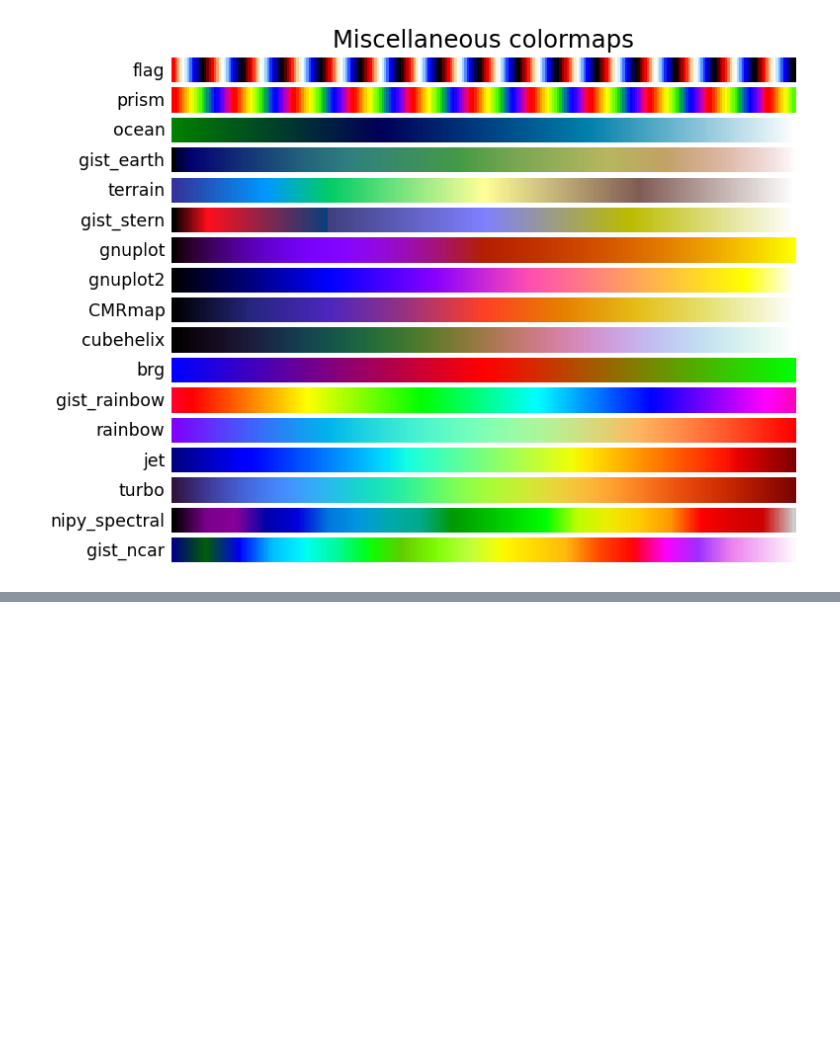
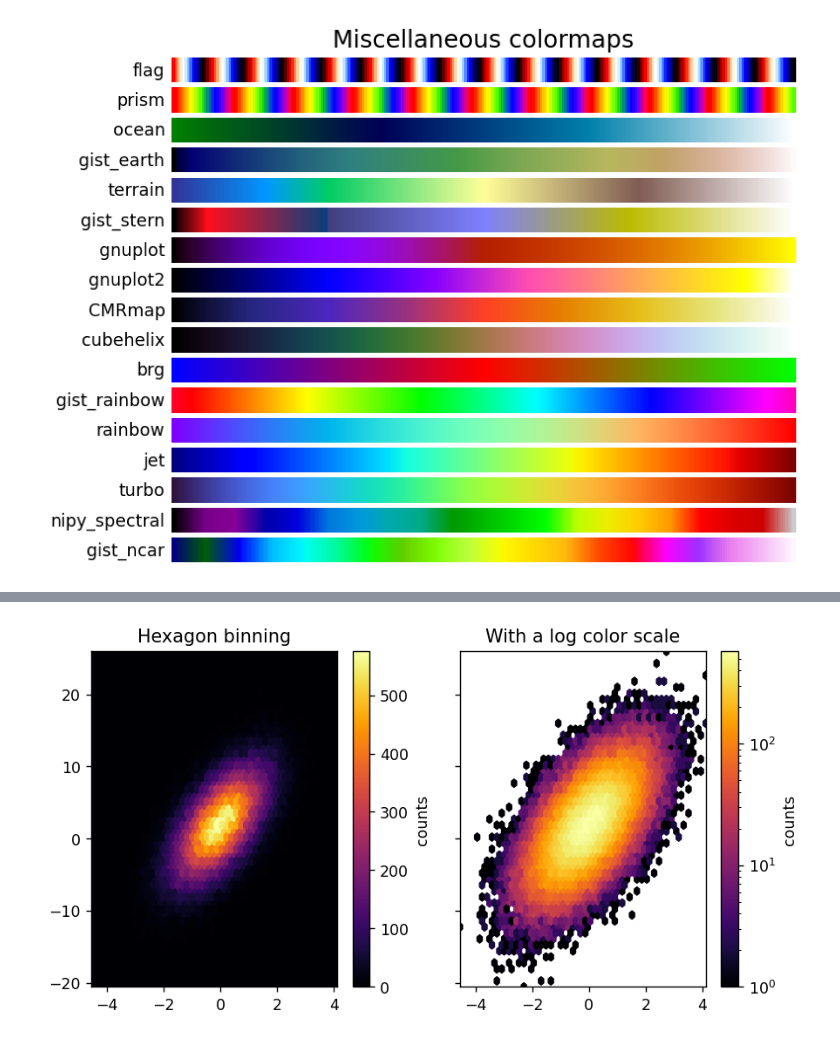
Before and after one commit to Johann-Cardenas/Chroma-Haven, a Jupyter notebook: color-list.ipynb, the cells around one changed output, grey strips where cells are left out. Saved outputs shown, nothing was run; the diff lists cells and outputs as text; code cells hidden in the pictures; blank space fills up the shorter version.

```diff
--- a/color-list.ipynb
+++ b/color-list.ipynb
@@ -119,0 +141,25 @@ for cmap_category, cmap_list in cmaps:
+# %%
+# Fixing random state for reproducibility
+np.random.seed(19680801)
+
+n = 100_000
+x = np.random.standard_normal(n)
+y = 2.0 + 3.0 * x + 4.0 * np.random.standard_normal(n)
+xlim = x.min(), x.max()
+ylim = y.min(), y.max()
+
+fig, (ax0, ax1) = plt.subplots(ncols=2, sharey=True, figsize=(8, 4), dpi=125)
+
+hb = ax0.hexbin(x, y, gridsize=50, cmap='inferno')
+ax0.set(xlim=xlim, ylim=ylim)
+ax0.set_title("Hexagon binning")
+cb = fig.colorbar(hb, ax=ax0, label='counts')
+
+hb = ax1.hexbin(x, y, gridsize=50, bins='log', cmap='inferno')
+ax1.set(xlim=xlim, ylim=ylim)
+ax1.set_title("With a log color scale")
+cb = fig.colorbar(hb, ax=ax1, label='counts')
+
+plt.show()
+# %% [output]
+[figure, added]
```
Also changed, not shown: parts of 7 cells of this notebook.
